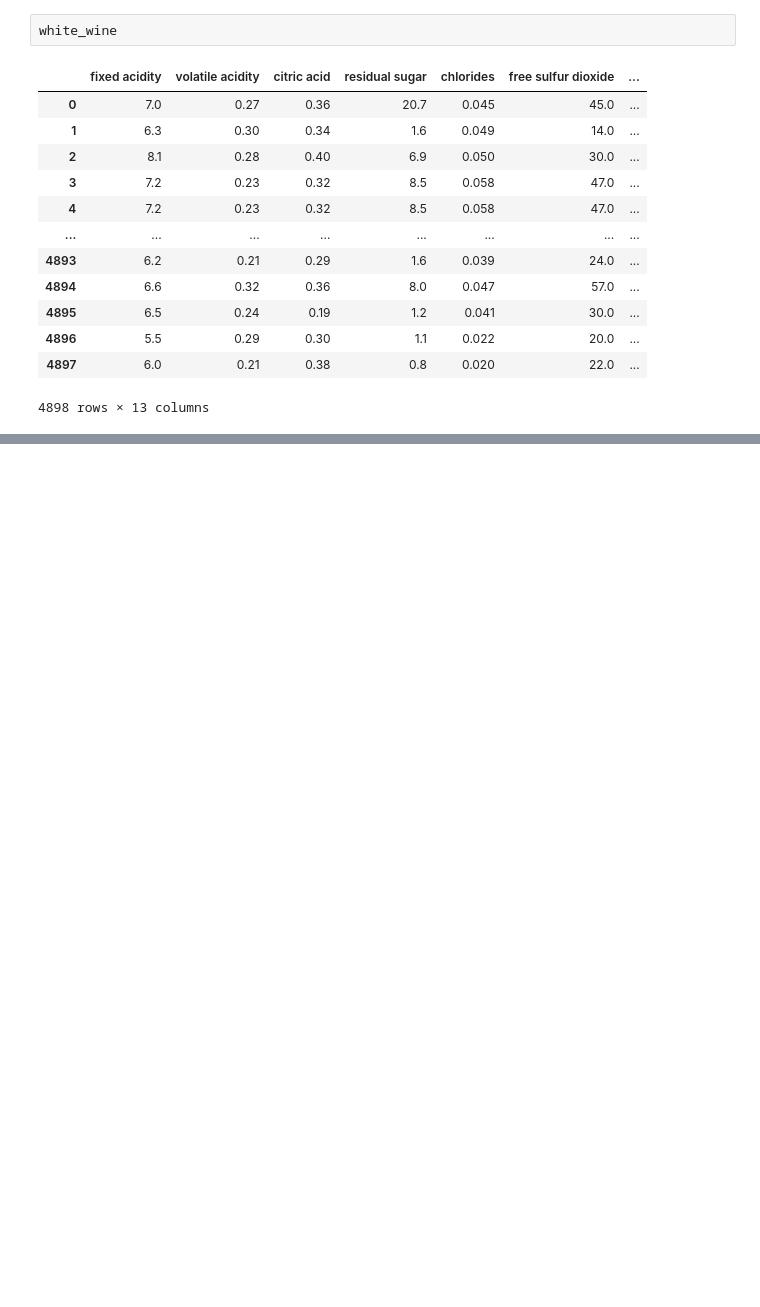
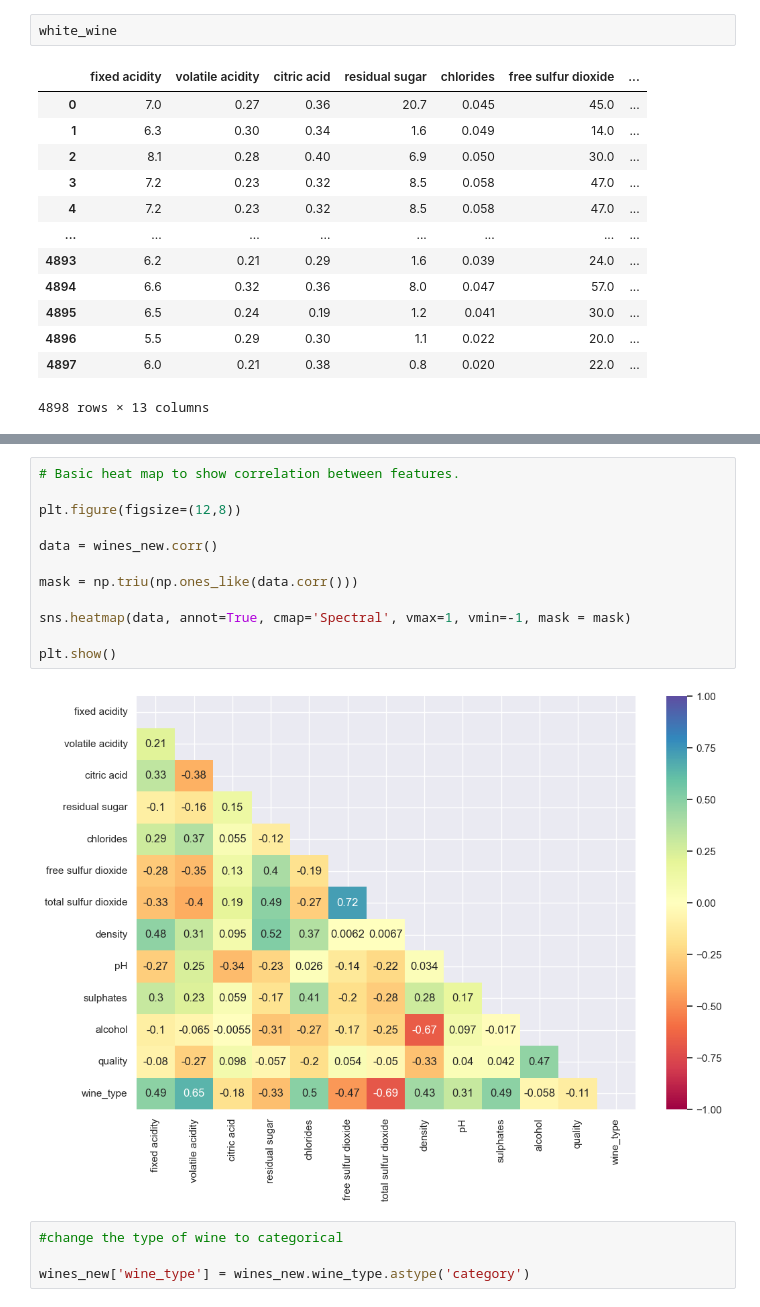
Before and after one commit to roop-kaur/BBVines, a Jupyter notebook: sprint_3.ipynb, the cells around one changed output, grey strips where cells are left out. Cells and saved outputs as stored; diff of their text form; blank space fills up the shorter version.

```diff
--- a/sprint_3.ipynb
+++ b/sprint_3.ipynb
@@ -125,0 +106,18 @@ wines_new
+# %%
+# Basic heat map to show correlation between features.
+
+plt.figure(figsize=(12,8))
+
+data = wines_new.corr()
+
+mask = np.triu(np.ones_like(data.corr()))
+
+sns.heatmap(data, annot=True, cmap='Spectral', vmax=1, vmin=-1, mask = mask)
+
+plt.show()
+# %% [output]
+[figure, added]
+# %%
+#change the type of wine to categorical
+
+wines_new['wine_type'] = wines_new.wine_type.astype('category')
```
Also changed, not shown: parts of 18 cells of this notebook.
